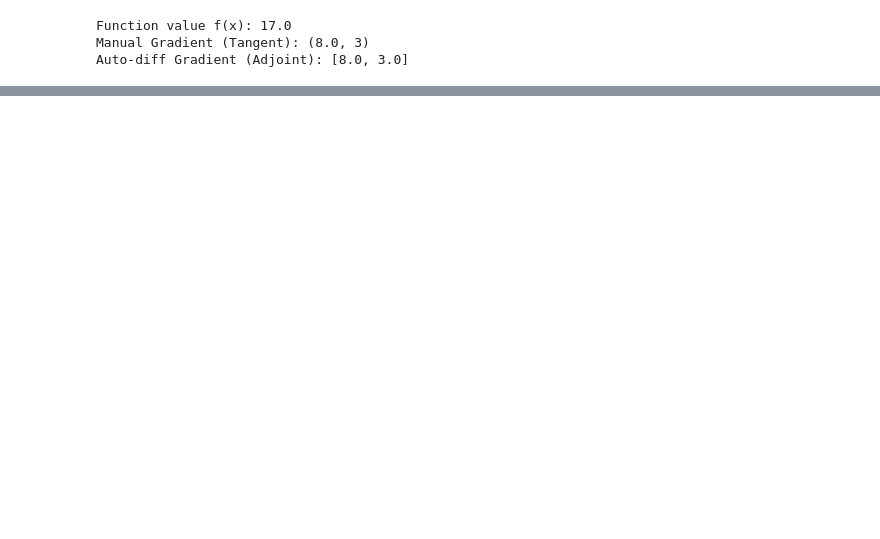
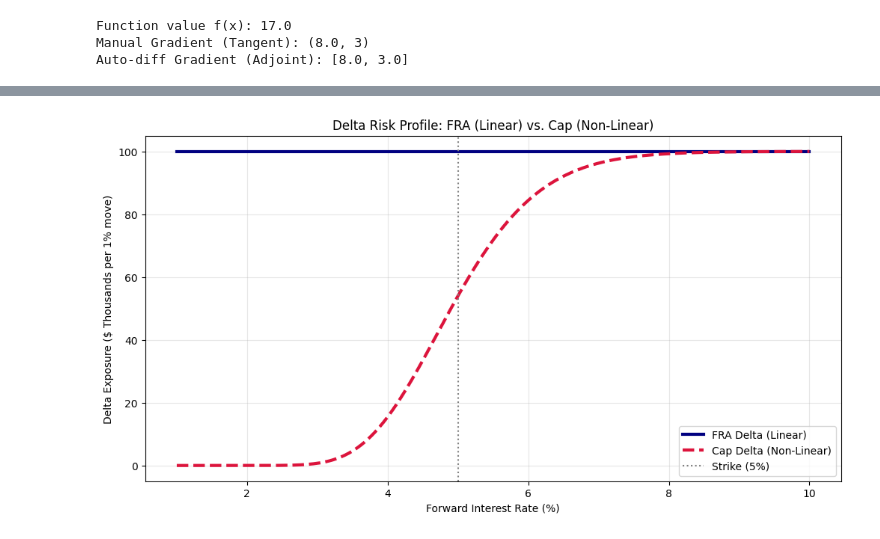
Before and after one commit to matteosan1/advanced_financial_modeling, a Jupyter notebook: notebook/aad.ipynb, the cells around one changed output, grey strips where cells are left out. Saved outputs shown, nothing was run; the diff lists cells and outputs as text; code cells hidden in the pictures; blank space fills up the shorter version.

Commit message:
[UPD] Added risk and some notebook

```diff
--- a/notebook/aad.ipynb
+++ b/notebook/aad.ipynb
@@ -280,0 +367,43 @@ tensor(-526.5304)
+# %%
+import torch, numpy as np
+import matplotlib.pyplot as plt
+
+notional = 10_000_000
+strike = torch.tensor(0.05)
+vol = torch.tensor(0.20, requires_grad=True)
+ttm = torch.tensor(1.0, requires_grad=True)
+rates = torch.linspace(0.01, 0.1, 200)
+
+fra_delta = np.full_like(rates, notional * 0.01)
+
+def price_caplet(F, K, sigma, T):
+    d1 = (torch.log(F / K) + 0.5 * sigma**2 * T) / (sigma * torch.sqrt(T))
+    d2 = d1 - sigma * torch.sqrt(T)
+    phi = lambda x: 0.5 * (1 + torch.erf(x / torch.sqrt(torch.tensor(2.0))))
+    #discount = torch.exp(-r * T) # WE CAN IGNORE THE DISCOUNT FOR WHAT WE ARE DOING
+    price = (F * phi(d1) - K * phi(d2))
+    return price * notional
+
+deltas, vegas, thetas = np.zeros(len(rates)), np.zeros(len(rates)), np.zeros(len(rates))
+
+for i, r in enumerate(rates):
+  f_rate = r.detach().clone().requires_grad_(True)
+
+  price = price_caplet(f_rate, strike, vol, ttm)
+  price.backward()
+
+  deltas[i] = f_rate.grad.item()*0.01
+
+plt.figure(figsize=(12, 6))
+plt.plot(rates.numpy() * 100, fra_delta/1000, label='FRA Delta (Linear)', color='navy', lw=3)
+plt.plot(rates.numpy() * 100, deltas/1000, label='Cap Delta (Non-Linear)', color='crimson', lw=3, linestyle='--')
+
+plt.axvline(strike*100, color='gray', linestyle=':', label='Strike (5%)')
+plt.title("Delta Risk Profile: FRA (Linear) vs. Cap (Non-Linear)")
+plt.xlabel("Forward Interest Rate (%)")
+plt.ylabel("Delta Exposure ($ Thousands per 1% move)")
+plt.legend()
+plt.grid(alpha=0.3)
+plt.show()
+# %% [output]
+[figure, added]
```
Also changed, not shown: parts of 22 cells of this notebook, 8 other files.
